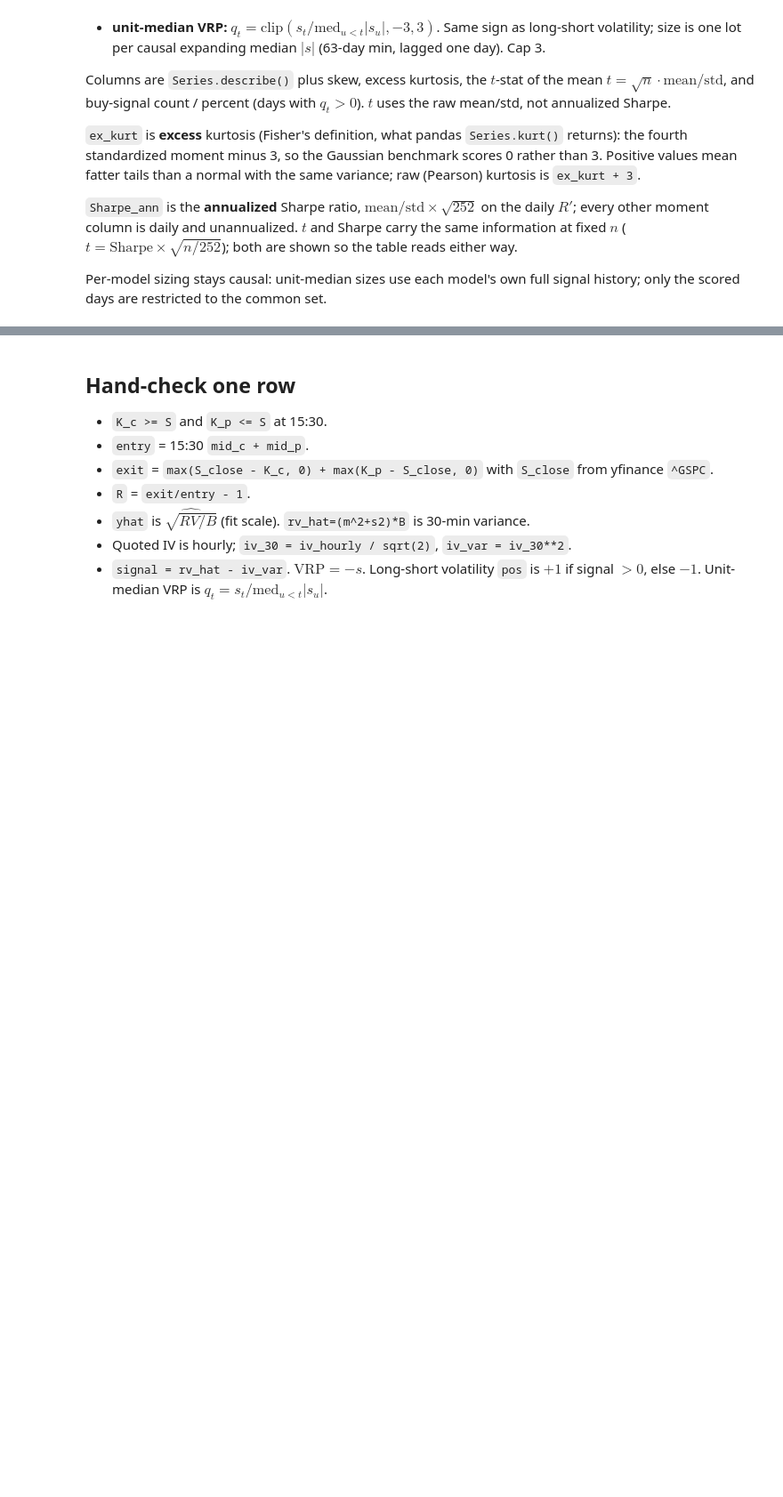
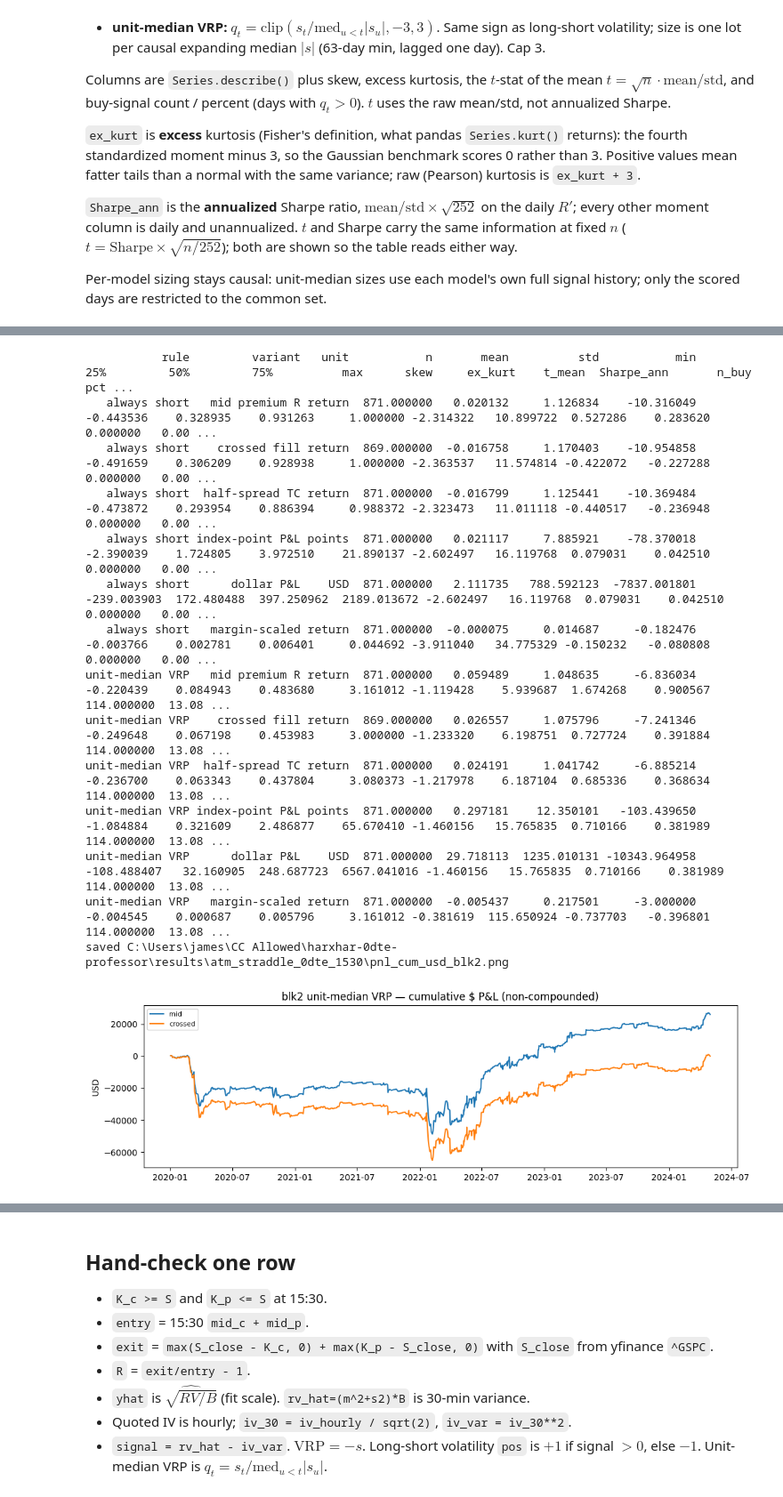
Before and after one commit to jamesdchen/harxhar-clean, a Jupyter notebook: notebooks/atm_straddle_rv_iv.ipynb, the cells around one changed output, grey strips where cells are left out. Shown at 89% size. Drawn from its saved outputs; the diff is of its cells as text; code cells hidden in the pictures; blank space fills up the shorter version.

```diff
--- a/notebooks/atm_straddle_rv_iv.ipynb
+++ b/notebooks/atm_straddle_rv_iv.ipynb
@@ -161,7 +197,7 @@ e = book_chain[book_chain["hhmm"] == "15:30"].copy()
 n_days = e["expiration"].nunique()
 live = e[np.isfinite(e["mid"]) & (e["mid"] > 0)].copy()
 live["S"] = live["underlying_price"].astype(float)
-spot = live.dropna(subset=["S"]).groupby("expiration")["S"].median()
+spot = live.dropna(subset=["S"]).groupby("expiration")["S"].first()
 print("15:30 0DTE days", n_days, "with a spot", int(spot.notna().sum()))
 print("15:30 0DTE rows", f"{len(e):,}", "with finite mid>0", f"{len(live):,}",
       f"({len(live) / max(len(e), 1):.1%} of rows)")
@@ -741,0 +859,74 @@ active bet.
+# %%
+import sys
+sys.path.insert(0, str(REPO / "notebooks"))
+import atm_straddle_lib as asl
+
+px = books["blk2"].loc[common].copy()
+if "bid_entry" not in px.columns:
+    px["bid_entry"] = px["bid_c"].astype(float) + px["bid_p"].astype(float)
+    px["ask_entry"] = px["ask_c"].astype(float) + px["ask_p"].astype(float)
+hs = 0.5 * (px["ask_entry"] - px["bid_entry"])
+sizes = rule_sizes(books["blk2"])
+rows = []
+
+def add_variant(series, q, rule, variant, unit):
+    st = asl.rule_row(series, q)
+    rows.append({"rule": rule, "variant": variant, "unit": unit, **st.to_dict()})
+
+for name in ("always short", "unit-median VRP"):
+    q = sizes[name].loc[common]
+    mid = (q * px["R"])
+    add_variant(mid, q, name, "mid premium R", "return")
+    signq = np.sign(q.replace(0, -1.0))
+    crossed = asl.crossed_premium_return(signq, px["exit"], px["bid_entry"], px["ask_entry"]) * q.abs()
+    add_variant(crossed, q, name, "crossed fill", "return")
+    trade = px["entry"] + signq * hs
+    tc = q * (px["exit"] - trade) / px["entry"]
+    add_variant(tc, q, name, "half-spread TC", "return")
+    pts = asl.points_pnl(q, px["exit"], px["entry"])
+    add_variant(pts, q, name, "index-point P&L", "points")
+    usd = pts * asl.SPX_MULTIPLIER
+    add_variant(usd, q, name, "dollar P&L", "USD")
+    margin_pts = [
+        asl.cboe_short_straddle_margin_points(S, Kc, Kp, ent)
+        for S, Kc, Kp, ent in zip(px["S"], px["K_c"], px["K_p"], px["entry"])
+    ]
+    margin_pts = pd.Series(margin_pts, index=px.index)
+    capital = np.where(q < 0, margin_pts * asl.SPX_MULTIPLIER, px["entry"] * asl.SPX_MULTIPLIER)
+    mret = usd / np.maximum(capital, 1e-8)
+    add_variant(pd.Series(mret, index=px.index), q, name, "margin-scaled", "return")
+
+var_tab = pd.DataFrame(rows)
+print(var_tab.to_string(index=False))
+var_tab.to_csv(OUT / "pnl_variants_blk2.csv", index=False)
+
+fig, ax = plt.subplots(figsize=(11, 3.4))
+q = sizes["unit-median VRP"].loc[common]
+ax.plot(px.index, asl.points_pnl(q, px["exit"], px["entry"]).cumsum() * asl.SPX_MULTIPLIER, label="mid")
+signq = np.sign(q.replace(0, -1.0))
+crossed_usd = (asl.crossed_premium_return(signq, px["exit"], px["bid_entry"], px["ask_entry"]) * q.abs() * px["entry"] * asl.SPX_MULTIPLIER)
+ax.plot(px.index, crossed_usd.cumsum(), label="crossed")
+ax.set_title("blk2 unit-median VRP — cumulative $ P&L (non-compounded)")
+ax.set_ylabel("USD")
+ax.legend(fontsize=8)
+fig.tight_layout()
+fig.savefig(OUT / "pnl_cum_usd_blk2.png", dpi=120, bbox_inches="tight")
+print("saved", OUT / "pnl_cum_usd_blk2.png")
+display(fig)
+plt.close(fig)
+# %% [output]
+           rule         variant   unit           n       mean          std           min         25%         50%         75%          max      skew     ex_kurt    t_mean  Sharpe_ann       n_buy    pct ...
+   always short   mid premium R return  871.000000   0.020132     1.126834    -10.316049   -0.443536    0.328935    0.931263     1.000000 -2.314322   10.899722  0.527286    0.283620    0.000000   0.00 ...
+   always short    crossed fill return  869.000000  -0.016758     1.170403    -10.954858   -0.491659    0.306209    0.928938     1.000000 -2.363537   11.574814 -0.422072   -0.227288    0.000000   0.00 ...
+   always short  half-spread TC return  871.000000  -0.016799     1.125441    -10.369484   -0.473872    0.293954    0.886394     0.988372 -2.323473   11.011118 -0.440517   -0.236948    0.000000   0.00 ...
+   always short index-point P&L points  871.000000   0.021117     7.885921    -78.370018   -2.390039    1.724805    3.972510    21.890137 -2.602497   16.119768  0.079031    0.042510    0.000000   0.00 ...
+   always short      dollar P&L    USD  871.000000   2.111735   788.592123  -7837.001801 -239.003903  172.480488  397.250962  2189.013672 -2.602497   16.119768  0.079031    0.042510    0.000000   0.00 ...
+   always short   margin-scaled return  871.000000  -0.000075     0.014687     -0.182476   -0.003766    0.002781    0.006401     0.044692 -3.911040   34.775329 -0.150232   -0.080808    0.000000   0.00 ...
+unit-median VRP   mid premium R return  871.000000   0.059489     1.048635     -6.836034   -0.220439    0.084943    0.483680     3.161012 -1.119428    5.939687  1.674268    0.900567  114.000000  13.08 ...
+unit-median VRP    crossed fill return  869.000000   0.026557     1.075796     -7.241346   -0.249648    0.067198    0.453983     3.000000 -1.233320    6.198751  0.727724    0.391884  114.000000  13.08 ...
+unit-median VRP  half-spread TC return  871.000000   0.024191     1.041742     -6.885214   -0.236700    0.063343    0.437804     3.080373 -1.217978    6.187104  0.685336    0.368634  114.000000  13.08 ...
+unit-median VRP index-point P&L points  871.000000   0.297181    12.350101   -103.439650   -1.084884    0.321609    2.486877    65.670410 -1.460156   15.765835  0.710166    0.381989  114.000000  13.08 ...
+unit-median VRP      dollar P&L    USD  871.000000  29.718113  1235.010131 -10343.964958 -108.488407   32.160905  248.687723  6567.041016 -1.460156   15.765835  0.710166    0.381989  114.000000  13.08 ...
+unit-median VRP   margin-scaled return  871.000000  -0.005437     0.217501     -3.000000   -0.004545    0.000687    0.005796     3.161012 -0.381619  115.650924 -0.737703   -0.396801  114.000000  13.08 ...
+saved C:\Users\james\CC Allowed\harxhar-0dte-professor\results\atm_straddle_0dte_1530\pnl_cum_usd_blk2.png
+[figure, added]
```
Also changed, not shown: parts of 28 cells of this notebook, 49 other files.
